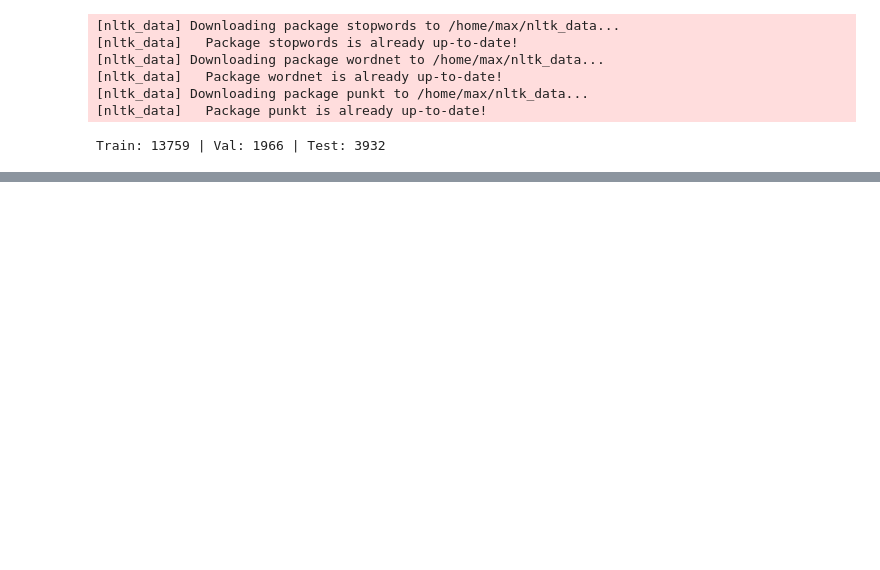
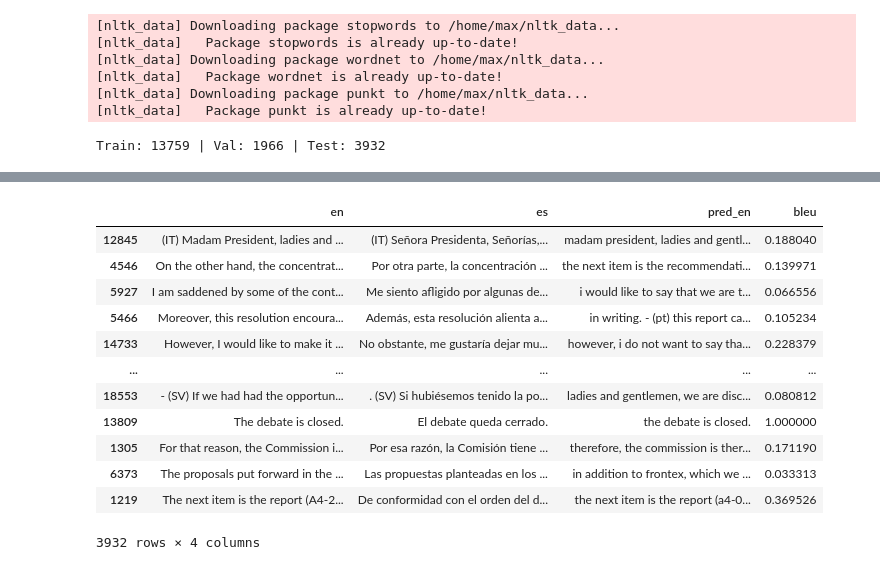
Before and after one commit to DesjardinsRepos/NLP_2025, a Jupyter notebook: language_translation/2-3-classification.ipynb, the cells around one changed output, grey strips where cells are left out. Saved outputs shown, nothing was run; the diff lists cells and outputs as text; code cells hidden in the pictures; blank space fills up the shorter version.

```diff
--- a/language_translation/2-3-classification.ipynb
+++ b/language_translation/2-3-classification.ipynb
@@ -1874,0 +1448,76 @@ weighted avg     0.8730    0.8727    0.8728      6671
+# %%
+from nltk.translate.bleu_score import sentence_bleu, SmoothingFunction
+import pandas as pd
+from tqdm import tqdm
+import torch
+
+# Constants and mappings
+MAX_LEN = 50
+DEVICE = torch.device("cuda" if torch.cuda.is_available() else "cpu")
+
+# Function: Convert token indices back to sentence
+def indices_to_sentence(indices):
+    words = [idx2word.get(idx, "<unk>") for idx in indices]
+    if "<eos>" in words:
+        words = words[:words.index("<eos>")]
+    return ' '.join(w for w in words if w not in {"<pad>", "<sos>", "<eos>"}).strip()
+
+# Function: Translate single Spanish sentence to English (greedy decoding)
+def translate_sentence(model, sentence, max_len=MAX_LEN):
+    model.eval()
+    with torch.no_grad():
+        tokens = sentence.lower().split()
+        src_ids = [word2idx["<sos>"]] + [word2idx.get(t, word2idx["<unk>"]) for t in tokens[:max_len - 2]] + [word2idx["<eos>"]]
+        src_tensor = torch.tensor(src_ids, dtype=torch.long).unsqueeze(0).to(DEVICE)
+        hidden = model.encoder(src_tensor)
+
+        input_token = torch.tensor([[word2idx["<sos>"]]]).to(DEVICE)
+        output_sentence = []
+
+        for _ in range(max_len):
+            output, hidden = model.decoder(input_token, hidden)
+            predicted_token = output.argmax(2)
+            word_idx = predicted_token.item()
+            if word_idx == word2idx["<eos>"]:
+                break
+            output_sentence.append(word_idx)
+            input_token = predicted_token
+
+    return indices_to_sentence(output_sentence)
+
+# Translate test set from Spanish to English
+predictions = []
+for sent in tqdm(df_test["es"], desc="Translating"):
+    prediction = translate_sentence(model, sent)
+    predictions.append(prediction)
+
+df_test["pred_en"] = predictions
+
+# Compute BLEU score comparing prediction to true English
+smoothie = SmoothingFunction().method4
+bleu_scores = []
+for ref, hyp in zip(df_test["en"], df_test["pred_en"]):
+    ref_tokens = ref.lower().split()
+    hyp_tokens = hyp.lower().split()
+    score = sentence_bleu([ref_tokens], hyp_tokens, weights=(0.5, 0.5), smoothing_function=smoothie)
+    bleu_scores.append(score)
+
+df_test["bleu"] = bleu_scores
+avg_bleu = sum(bleu_scores) / len(bleu_scores)
+print(f"\nAverage BLEU Score: {avg_bleu:.4f}")
+
+df_test[["en", "es", "pred_en", "bleu"]]
+# %% [output]
+|  | en | es | pred_en | bleu |
+| 12845 | (IT) Madam President, ladies and ... | (IT) Señora Presidenta, Señorías,... | madam president, ladies and gentl... | 0.188040 |
+| 4546 | On the other hand, the concentrat... | Por otra parte, la concentración ... | the next item is the recommendati... | 0.139971 |
+| 5927 | I am saddened by some of the cont... | Me siento afligido por algunas de... | i would like to say that we are t... | 0.066556 |
+| 5466 | Moreover, this resolution encoura... | Además, esta resolución alienta a... | in writing. - (pt) this report ca... | 0.105234 |
+| 14733 | However, I would like to make it ... | No obstante, me gustaría dejar mu... | however, i do not want to say tha... | 0.228379 |
+| ... | ... | ... | ... | ... |
+| 18553 | - (SV) If we had had the opportun... | . (SV) Si hubiésemos tenido la po... | ladies and gentlemen, we are disc... | 0.080812 |
+| 13809 | The debate is closed. | El debate queda cerrado. | the debate is closed. | 1.000000 |
+| 1305 | For that reason, the Commission i... | Por esa razón, la Comisión tiene ... | therefore, the commission is ther... | 0.171190 |
+| 6373 | The proposals put forward in the ... | Las propuestas planteadas en los ... | in addition to frontex, which we ... | 0.033313 |
+| 1219 | The next item is the report (A4-2... | De conformidad con el orden del d... | the next item is the report (a4-0... | 0.369526 |
+3932 rows × 4 columns
```
Also changed, not shown: parts of 30 cells of this notebook.
